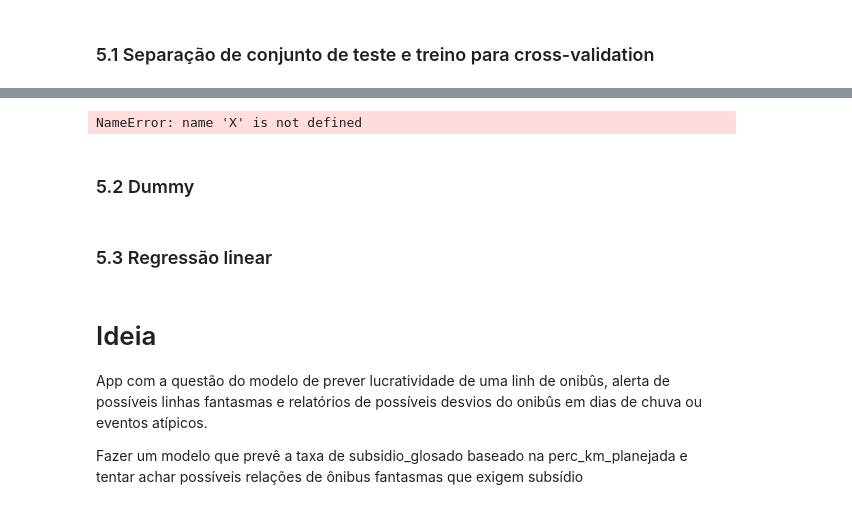
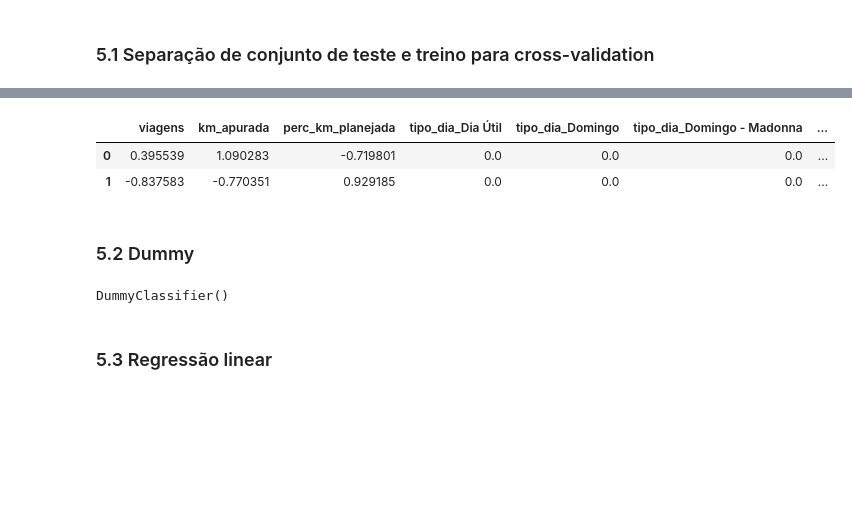
Before and after one commit to AntonioNazar/PS-2026.1, a Jupyter notebook: analise_faturamento_km.ipynb, the cells around one changed output, grey strips where cells are left out. Saved outputs shown, nothing was run; the diff lists cells and outputs as text; code cells hidden in the pictures; blank space fills up the shorter version.

Commit message:
ADD: adição da matriz de correlação, adição de features e treinamento inicial do modelo com poucos hiperparametros

```diff
--- a/analise_faturamento_km.ipynb
+++ b/analise_faturamento_km.ipynb
@@ -529,15 +569,20 @@ df_ml.head()
+# %%
+X_regress_linear.head(2)
+# %% [output]
+|  | viagens | km_apurada | perc_km_planejada | tipo_dia_Dia Útil | tipo_dia_Domingo | tipo_dia_Domingo - Madonna | ... |
+| 0 | 0.395539 | 1.090283 | -0.719801 | 0.0 | 0.0 | 0.0 | ... |
+| 1 | -0.837583 | -0.770351 | 0.929185 | 0.0 | 0.0 | 0.0 | ... |
 # %%
 # Separando o dataset em treino e teste para cross-validation
-X_train, X_test, y_train, y_test = train_test_split(X, y, test_size=0.2)
+x_treino, x_teste, y_treino, y_teste = train_test_split(X, Y, test_size=0.2)
+
+x_treino_regress, x_teste_regress, y_treino_regress, y_teste_regress = train_test_split(X_regress_linear, Y, test_size=0.2)
-# %% [output]
-NameError: name 'X' is not defined
 # %% [markdown]
 ### 5.2 Dummy
+# %%
+dummy = DummyClassifier()
+dummy.fit(x_treino_regress, y_treino_regress)
+# %% [output]
+DummyClassifier()
 # %% [markdown]
 ### 5.3 Regressão linear
-# %% [markdown]
-# Ideia
-
-App com a questão do modelo de prever lucratividade de uma linh de onibûs, alerta de possíveis linhas fantasmas e relatórios de possíveis desvios do onibûs em dias de chuva ou eventos atípicos.
-
-Fazer um modelo que prevê a taxa de subsidio_glosado baseado na perc_km_planejada e tentar achar possíveis relações de ônibus fantasmas que exigem subsídio
```
Also changed, not shown: parts of 15 cells of this notebook.
